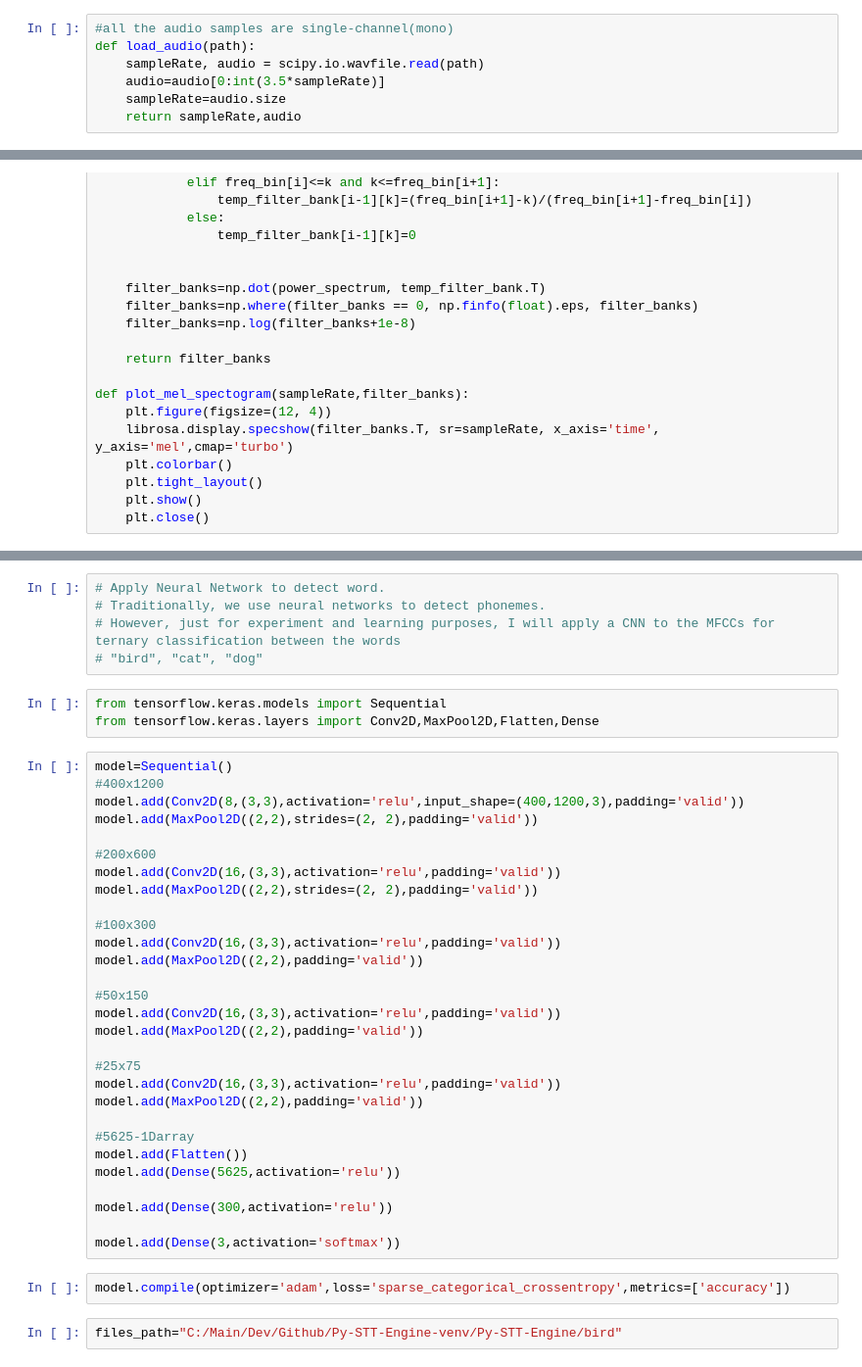
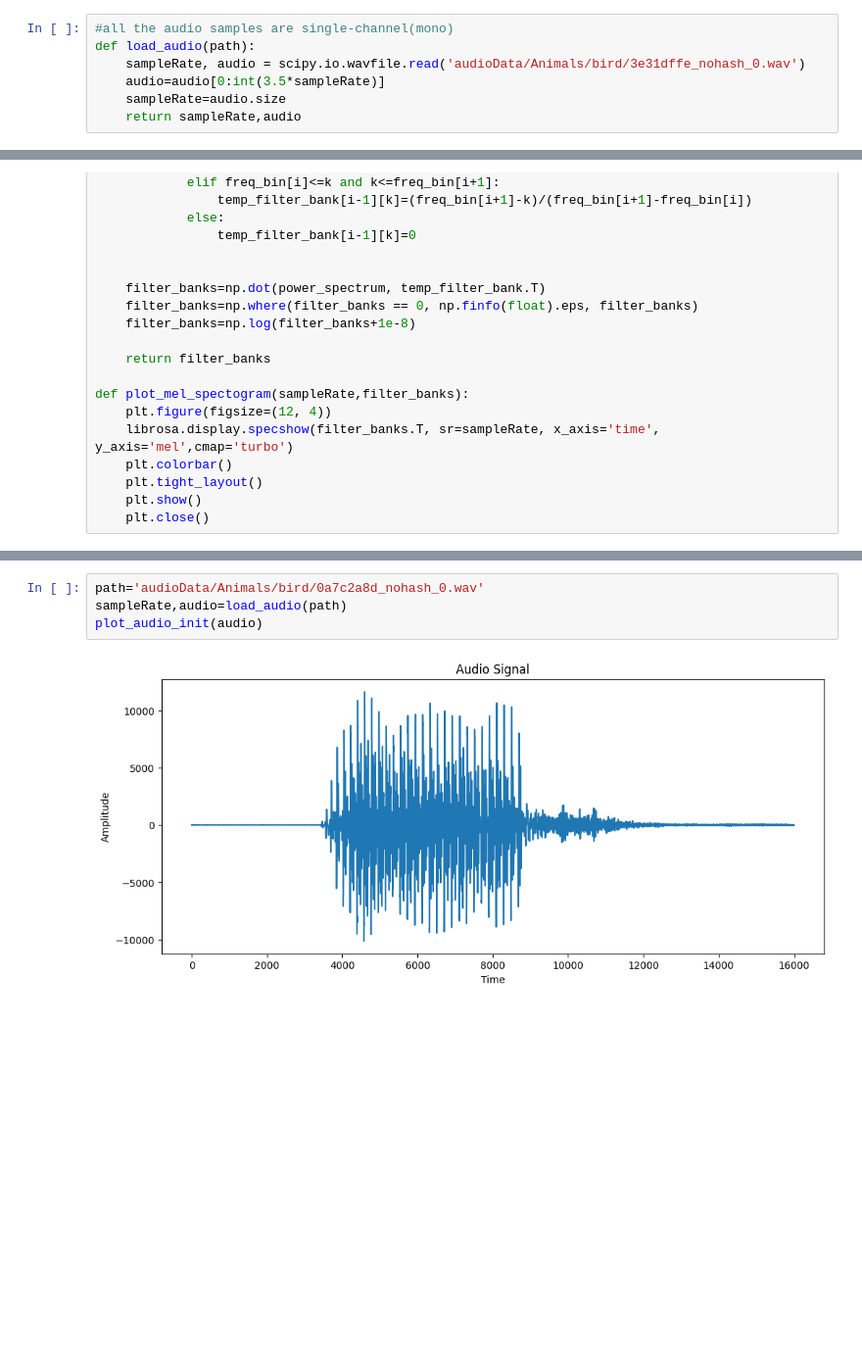
Before and after one commit to svijayvrat/Py-STT-Engine, a Jupyter notebook: stt-engine.ipynb, the cells around one changed output, grey strips where cells are left out. Shown: that part at 98% size. Cells and saved outputs as stored; diff of their text form; blank space fills up the shorter version.

Commit message:
Revert "dynamic path, exception handling for VAD"
This reverts commit c16c5a039a82bc59cd72a5b531cda3da3d892f61.

```diff
--- a/stt-engine.ipynb
+++ b/stt-engine.ipynb
@@ -9,7 +9,7 @@ from silero_vad import load_silero_vad, read_audio, get_speech_timestamps
 # %%
 #all the audio samples are single-channel(mono)
 def load_audio(path):
-    sampleRate, audio = scipy.io.wavfile.read(path)
+    sampleRate, audio = scipy.io.wavfile.read('audioData/Animals/bird/3e31dffe_nohash_0.wav')
     audio=audio[0:int(3.5*sampleRate)]
     sampleRate=audio.size
     return sampleRate,audio
@@ -305,41 +264,6 @@ image.shape
-# %%
-# Apply Neural Network to detect word.
-# Traditionally, we use neural networks to detect phonemes.
-# However, just for experiment and learning purposes, I will apply a CNN to the MFCCs for ternary classification between the words
-# "bird", "cat", "dog"
-# %%
-from tensorflow.keras.models import Sequential
-from tensorflow.keras.layers import Conv2D,MaxPool2D,Flatten,Dense
-# %%
-model=Sequential()
-#400x1200
-model.add(Conv2D(8,(3,3),activation='relu',input_shape=(400,1200,3),padding='valid'))
-model.add(MaxPool2D((2,2),strides=(2, 2),padding='valid'))
-
-#200x600
-model.add(Conv2D(16,(3,3),activation='relu',padding='valid'))
-model.add(MaxPool2D((2,2),strides=(2, 2),padding='valid'))
-
-#100x300
-model.add(Conv2D(16,(3,3),activation='relu',padding='valid'))
-model.add(MaxPool2D((2,2),padding='valid'))
-
-#50x150
-model.add(Conv2D(16,(3,3),activation='relu',padding='valid'))
-model.add(MaxPool2D((2,2),padding='valid'))
-
-#25x75
-model.add(Conv2D(16,(3,3),activation='relu',padding='valid'))
-model.add(MaxPool2D((2,2),padding='valid'))
-
-#5625-1Darray
-model.add(Flatten())
-model.add(Dense(5625,activation='relu'))
-
-model.add(Dense(300,activation='relu'))
-
-model.add(Dense(3,activation='softmax'))
-# %%
-model.compile(optimizer='adam',loss='sparse_categorical_crossentropy',metrics=['accuracy'])
-# %%
-files_path="C:/Main/Dev/Github/Py-STT-Engine-venv/Py-STT-Engine/bird"
+# %%
+path='audioData/Animals/bird/0a7c2a8d_nohash_0.wav'
+sampleRate,audio=load_audio(path)
+plot_audio_init(audio)
+# %% [output]
+[figure, added]
```
Also changed, not shown: parts of 15 cells of this notebook.
